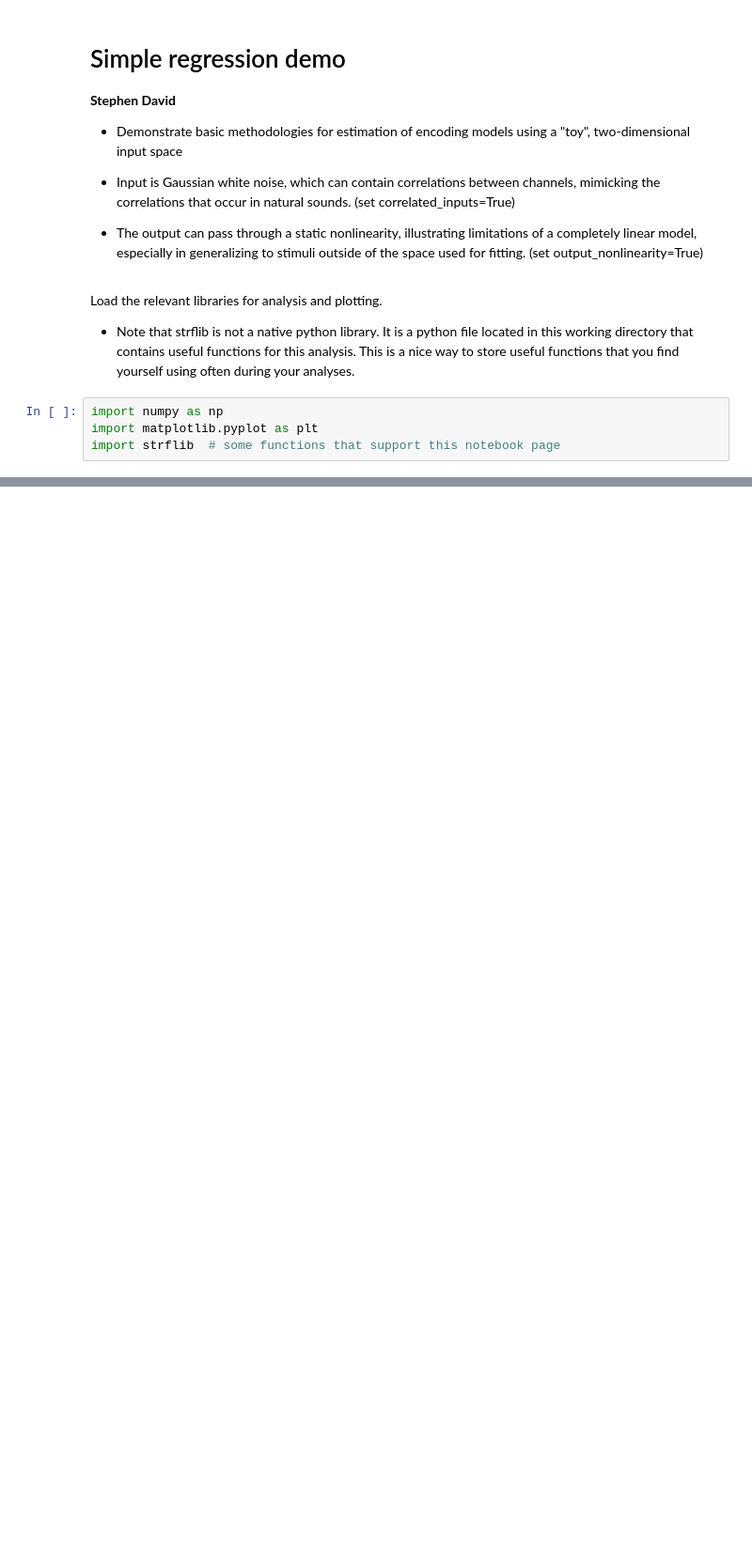
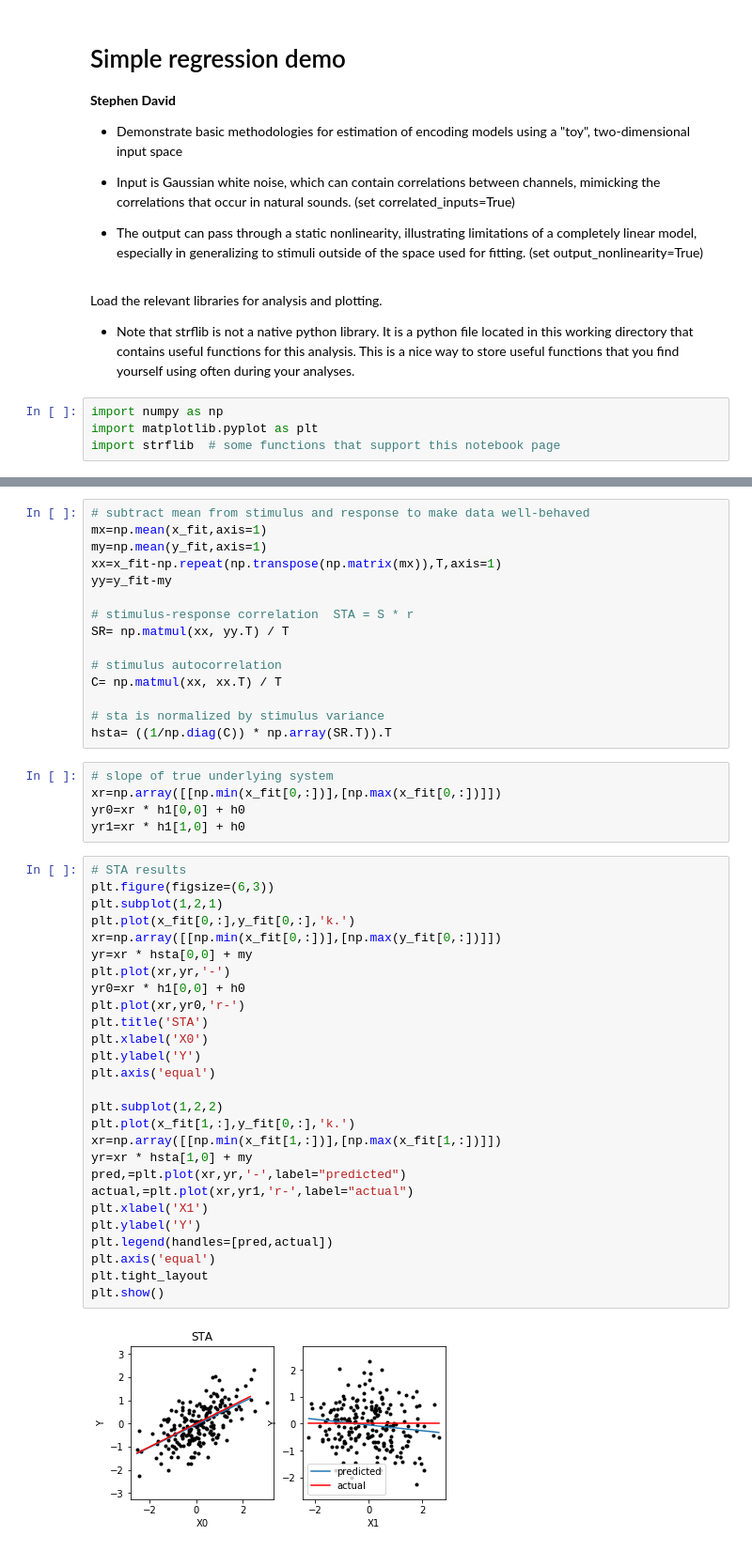
Before and after one commit to dasaderi/python_neurobootcamp, a Jupyter notebook: strf_demo/02_cartoon_rev_cor.ipynb, the cells around one changed output, grey strips where cells are left out. Shown at 94% size. Saved outputs shown, nothing was run; the diff lists cells and outputs as text; blank space fills up the shorter version.

```diff
--- a/strf_demo/02_cartoon_rev_cor.ipynb
+++ b/strf_demo/02_cartoon_rev_cor.ipynb
@@ -302,0 +162,49 @@ plt.show()
+# %%
+# subtract mean from stimulus and response to make data well-behaved
+mx=np.mean(x_fit,axis=1)
+my=np.mean(y_fit,axis=1)
+xx=x_fit-np.repeat(np.transpose(np.matrix(mx)),T,axis=1)
+yy=y_fit-my
+
+# stimulus-response correlation  STA = S * r
+SR= np.matmul(xx, yy.T) / T
+
+# stimulus autocorrelation
+C= np.matmul(xx, xx.T) / T
+
+# sta is normalized by stimulus variance
+hsta= ((1/np.diag(C)) * np.array(SR.T)).T
+# %%
+# slope of true underlying system
+xr=np.array([[np.min(x_fit[0,:])],[np.max(x_fit[0,:])]])
+yr0=xr * h1[0,0] + h0
+yr1=xr * h1[1,0] + h0
+# %%
+# STA results
+plt.figure(figsize=(6,3))
+plt.subplot(1,2,1)
+plt.plot(x_fit[0,:],y_fit[0,:],'k.')
+xr=np.array([[np.min(x_fit[0,:])],[np.max(y_fit[0,:])]])
+yr=xr * hsta[0,0] + my
+plt.plot(xr,yr,'-')
+yr0=xr * h1[0,0] + h0
+plt.plot(xr,yr0,'r-')
+plt.title('STA')
+plt.xlabel('X0')
+plt.ylabel('Y')
+plt.axis('equal')
+
+plt.subplot(1,2,2)
+plt.plot(x_fit[1,:],y_fit[0,:],'k.')
+xr=np.array([[np.min(x_fit[1,:])],[np.max(x_fit[1,:])]])
+yr=xr * hsta[1,0] + my
+pred,=plt.plot(xr,yr,'-',label="predicted")
+actual,=plt.plot(xr,yr1,'r-',label="actual")
+plt.xlabel('X1')
+plt.ylabel('Y')
+plt.legend(handles=[pred,actual])
+plt.axis('equal')
+plt.tight_layout
+plt.show()
+# %% [output]
+[figure, added]
```
Also changed, not shown: parts of 60 cells of this notebook, 1 other file.
